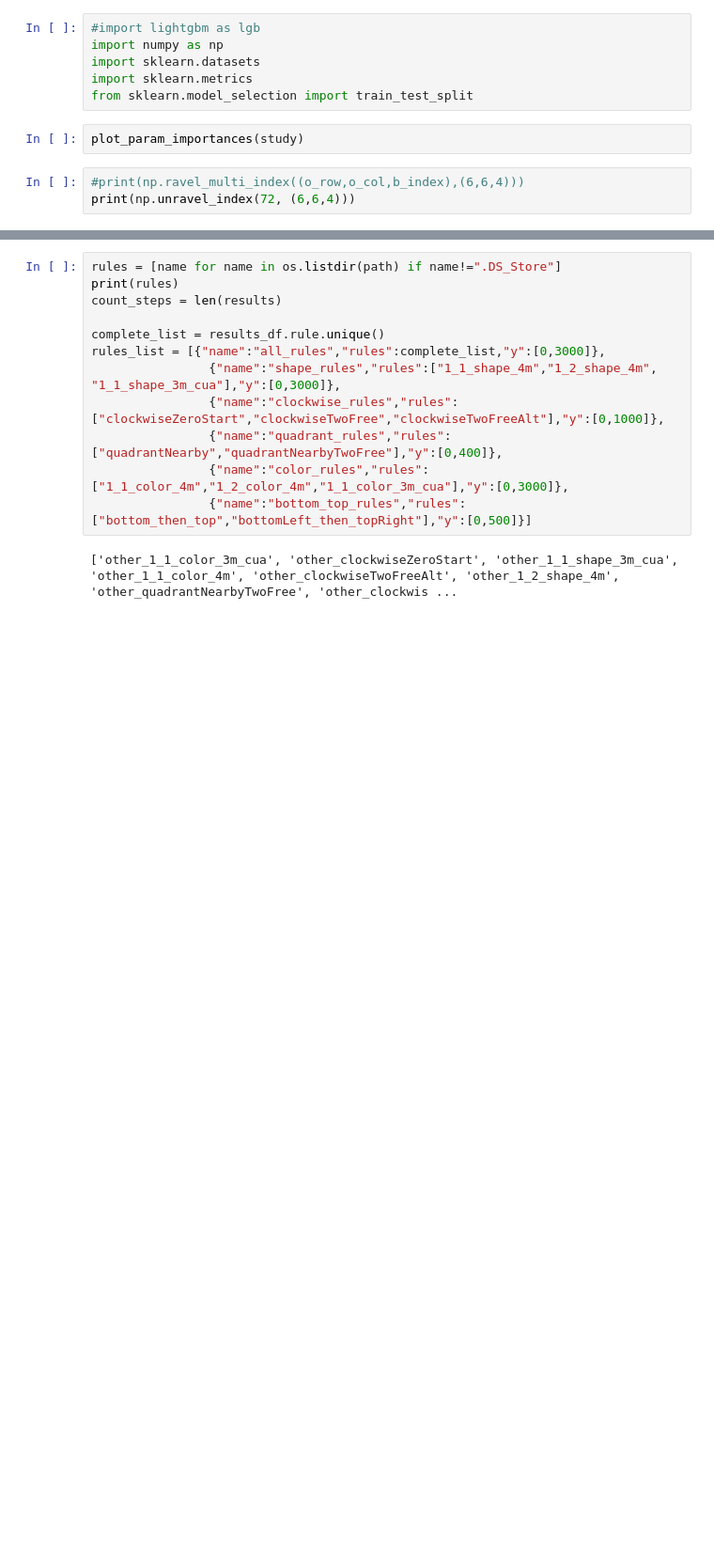
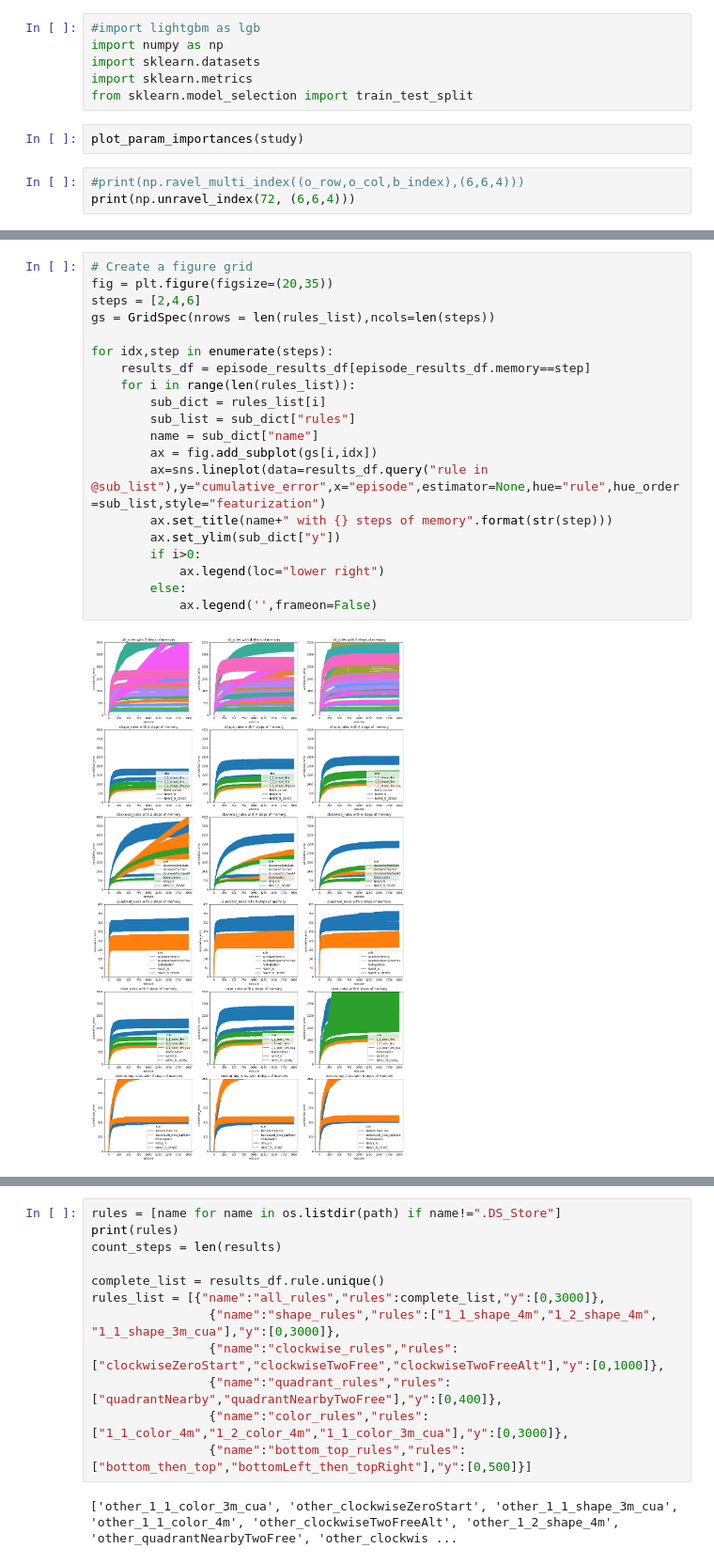
Before and after one commit to epulick/gohr, a Jupyter notebook: misc/eric_dev.ipynb, the cells around one changed output, grey strips where cells are left out. Shown at 94% size. Cells and saved outputs as stored; diff of their text form; blank space fills up the shorter version.

```diff
--- a/misc/eric_dev.ipynb
+++ b/misc/eric_dev.ipynb
@@ -84 +199,23 @@ print(np.unravel_index(72, (6,6,4)))
+# %%
+# Create a figure grid
+fig = plt.figure(figsize=(20,35))
+steps = [2,4,6]
+gs = GridSpec(nrows = len(rules_list),ncols=len(steps))
+
+for idx,step in enumerate(steps):
+    results_df = episode_results_df[episode_results_df.memory==step]
+    for i in range(len(rules_list)):
+        sub_dict = rules_list[i]
+        sub_list = sub_dict["rules"]
+        name = sub_dict["name"]
+        ax = fig.add_subplot(gs[i,idx])
+        ax=sns.lineplot(data=results_df.query("rule in @sub_list"),y="cumulative_error",x="episode",estimator=None,hue="rule",hue_order=sub_list,style="featurization")
+        ax.set_title(name+" with {} steps of memory".format(str(step)))
+        ax.set_ylim(sub_dict["y"])
+        if i>0:
+            ax.legend(loc="lower right")
+        else:
+            ax.legend('',frameon=False)
+# %% [output]
+[figure, added]
 # %%
```
Also changed, not shown: parts of 8 cells of this notebook, 4 other files.
